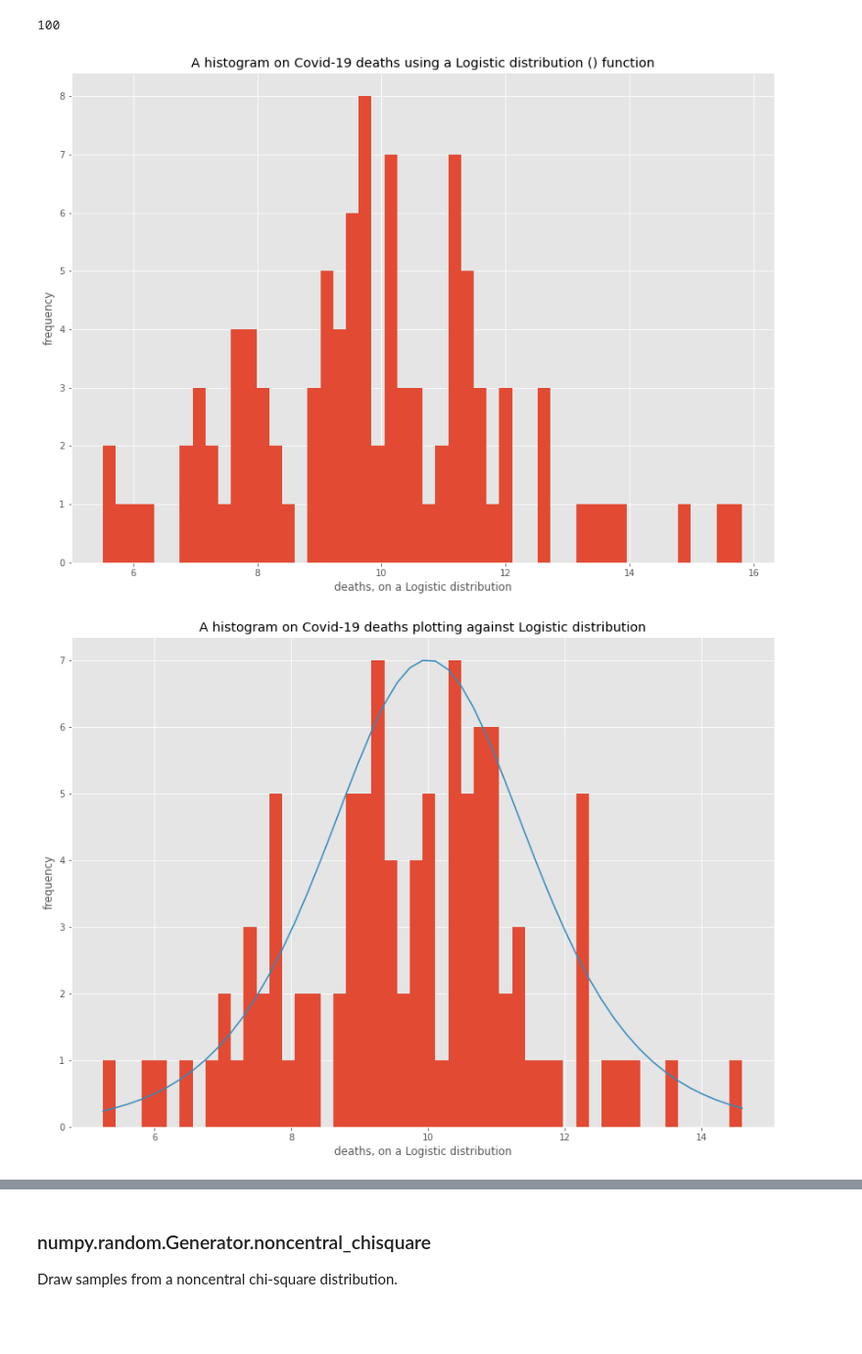
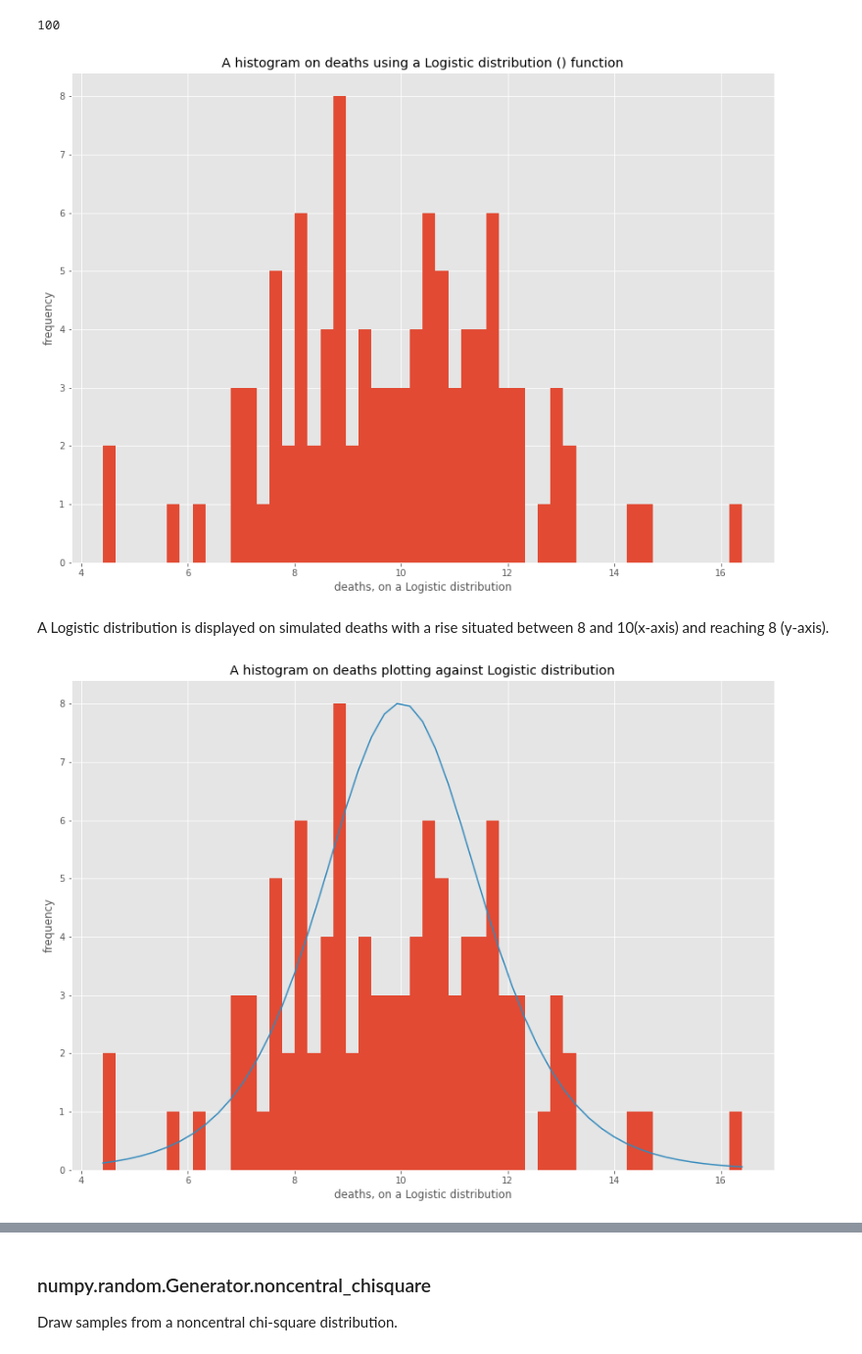
Before and after one commit to Samjean2020/progda2020-project, a Jupyter notebook: progda2020project.ipynb, the cells around one changed output, grey strips where cells are left out. Shown at 98% size. Saved outputs shown, nothing was run; the diff lists cells and outputs as text; code cells hidden in the pictures; blank space fills up the shorter version.

```diff
--- a/progda2020project.ipynb
+++ b/progda2020project.ipynb
@@ -629,27 +634,29 @@ len(deaths)
 # %% [output]
 100
 # %%
-df = pd.read_csv("COVID-19-geographic-disbtribution-worldwide - Copy - Copy.csv")
+
 # Import Numpy and Matplolib.pyplot
 import numpy as np
 import matplotlib.pyplot as plt
 
 #Set location and scale of the varaible deaths
 loc, scale = 10, 1
 # Variable death and values
-deaths = np.random.logistic(location, scale, 100)
+deaths = np.random.logistic(loc, scale, 100)
 # Set histogram features
 count, bins, ignored = plt.hist(deaths, bins=50)
 
 # Plot labels
-plt.title("A histogram on Covid-19 deaths using a Logistic distribution () function")
+plt.title("A histogram on deaths using a Logistic distribution () function")
 plt.xlabel("deaths, on a Logistic distribution")
 plt.ylabel("frequency")
 
 # Show plot
 plt.show()
 # %% [output]
-[figure, old version]
+[figure, new version]
+# %% [markdown]
+A Logistic distribution is displayed on simulated deaths with a rise situated between 8 and 10(x-axis) and reaching 8 (y-axis).
 # %%
 # Plot against distribution.
 
@@ -663,11 +670,11 @@ lgst_val = logist(bins, loc, scale)
 plt.plot(bins, lgst_val * count.max() / lgst_val.max())
 
 # Plot labels.
-plt.title("A histogram on Covid-19 deaths plotting against Logistic distribution")
+plt.title("A histogram on deaths plotting against Logistic distribution")
 plt.xlabel("deaths, on a Logistic distribution")
 plt.ylabel("frequency")
 
 # Plot against distribution.
 plt.show()
 # %% [output]
-[figure, old version]
+[figure, new version]
```
Also changed, not shown: parts of 56 cells of this notebook.
